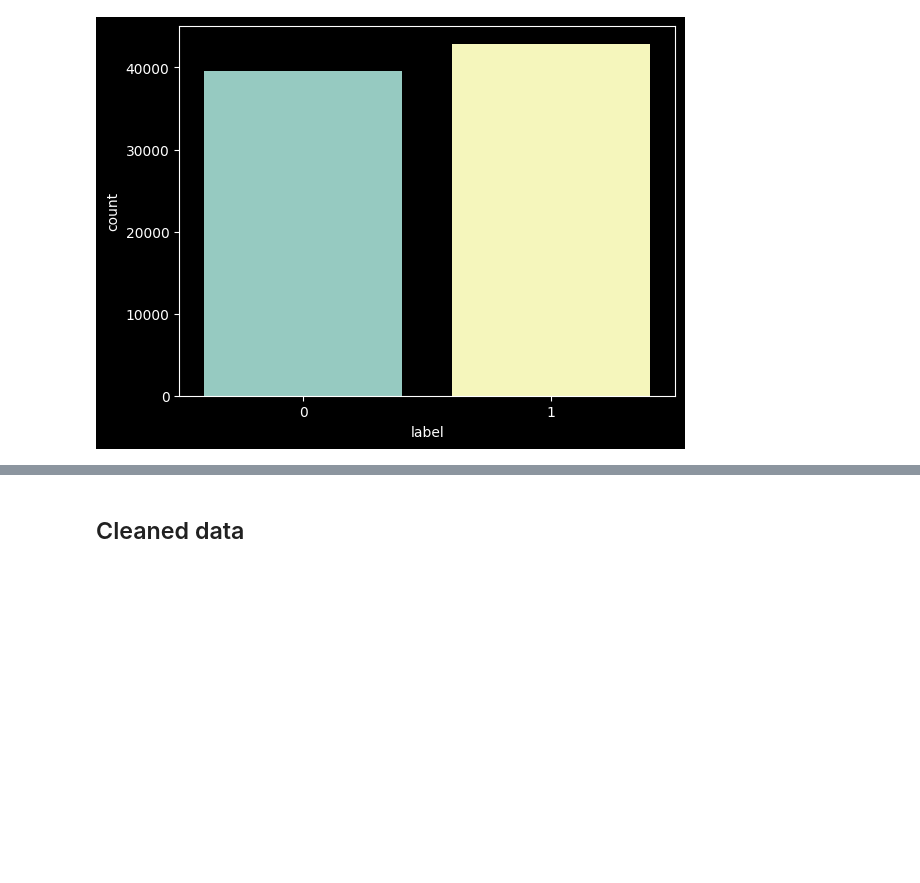
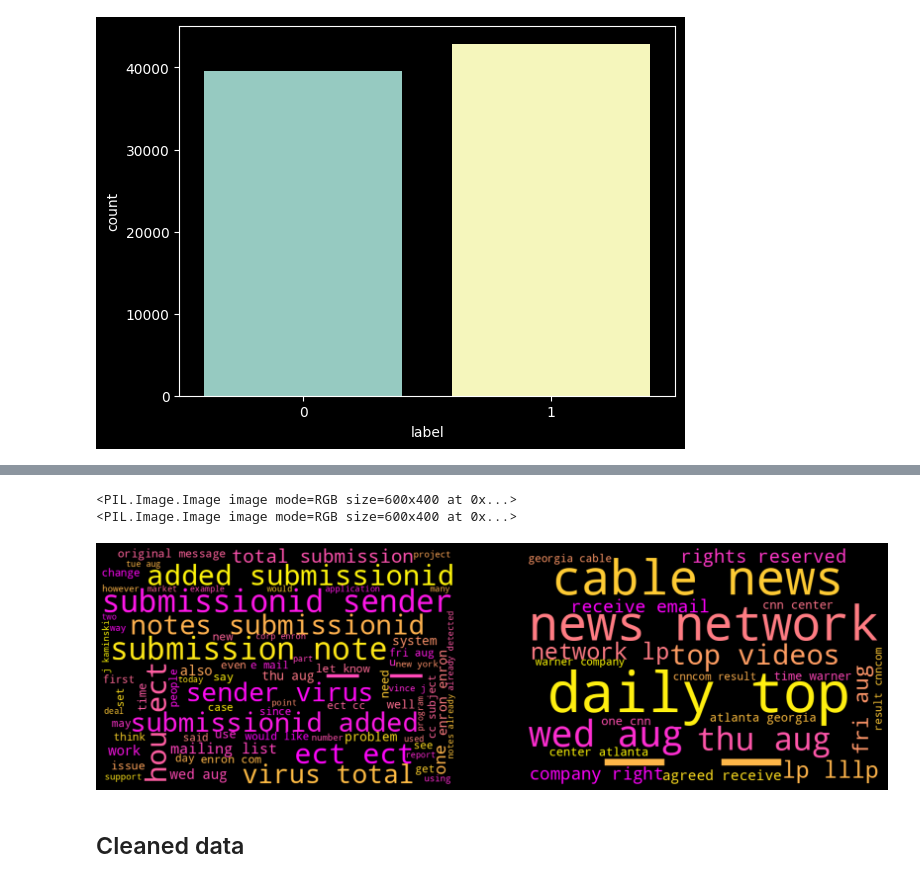
Before and after one commit to Falconly/NLP, a Jupyter notebook: phishing-email-classification-rnn.ipynb, the cells around one changed output, grey strips where cells are left out. Cells and saved outputs as stored; diff of their text form; code cells hidden in the pictures; blank space fills up the shorter version.

```diff
--- a/phishing-email-classification-rnn.ipynb
+++ b/phishing-email-classification-rnn.ipynb
@@ -57,3 +79,26 @@ dtype: int64
+# %%
+not_phishing_string = " ".join(not_phishing)
+phishing = " ".join(phishing)
+# %%
+wordcloud_notspam = WordCloud(width=600, height=400, stopwords=stop_words, colormap="spring",
+                              min_font_size=14).generate(not_phishing_string)
+wordcloud_phishing = WordCloud(width=600, height=400, stopwords=stop_words, colormap="spring",
+                           min_font_size=14).generate(phishing_string)
+# %% [output]
+<PIL.Image.Image image mode=RGB size=600x400 at 0x...>
+<PIL.Image.Image image mode=RGB size=600x400 at 0x...>
+# %%
+fig, axes = plt.subplots(1, 2, figsize=(20, 20), dpi=200)
+
+axes[0].imshow(wordcloud_notspam)
+axes[1].imshow(wordcloud_spam)
+
+axes[0].axis('off')
+axes[1].axis('off')
+
+plt.show()
+# %% [output]
+[figure, added]
 # %% [markdown]
 ## Cleaned data
 # %%
```
Also changed, not shown: parts of 14 cells of this notebook.
